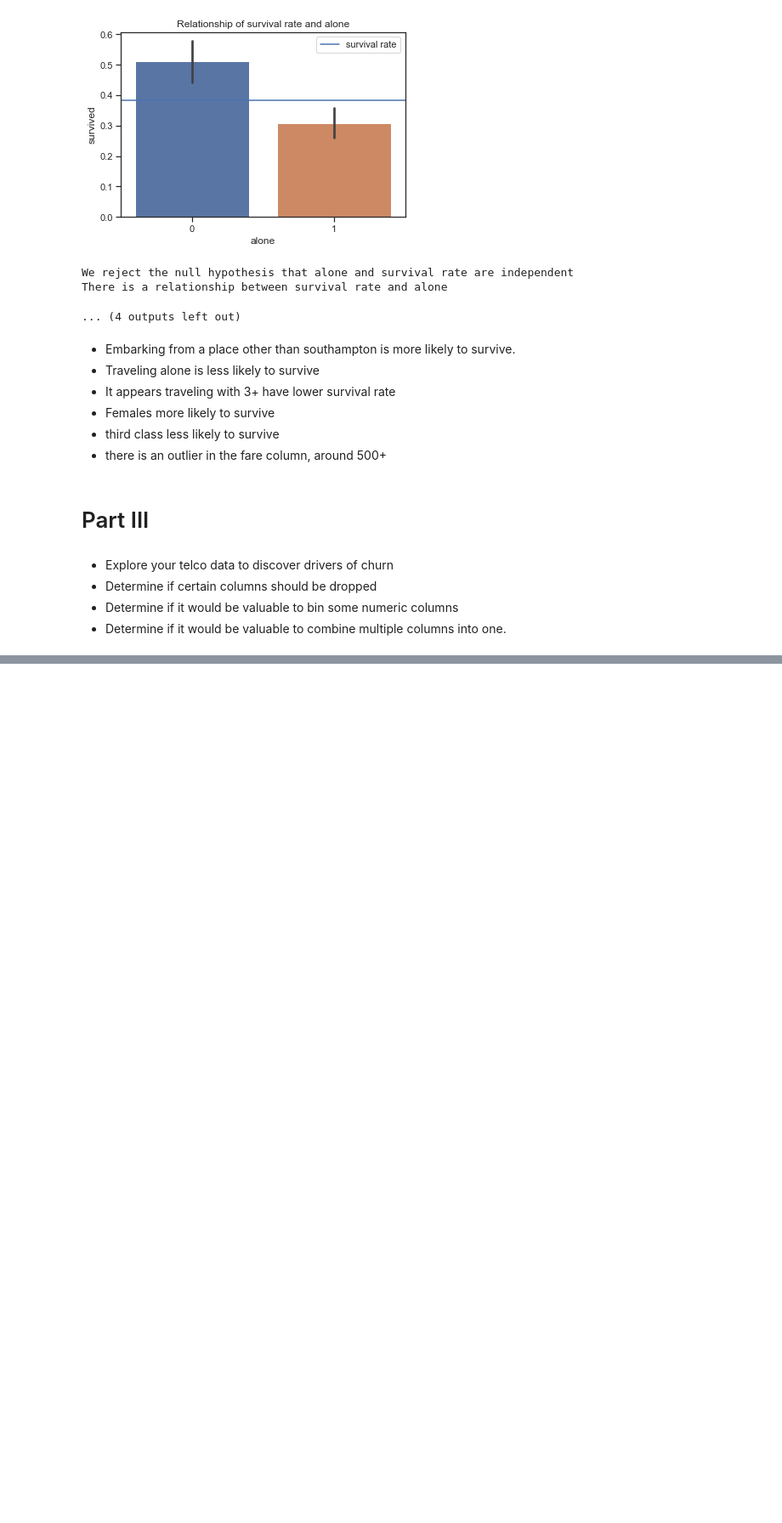
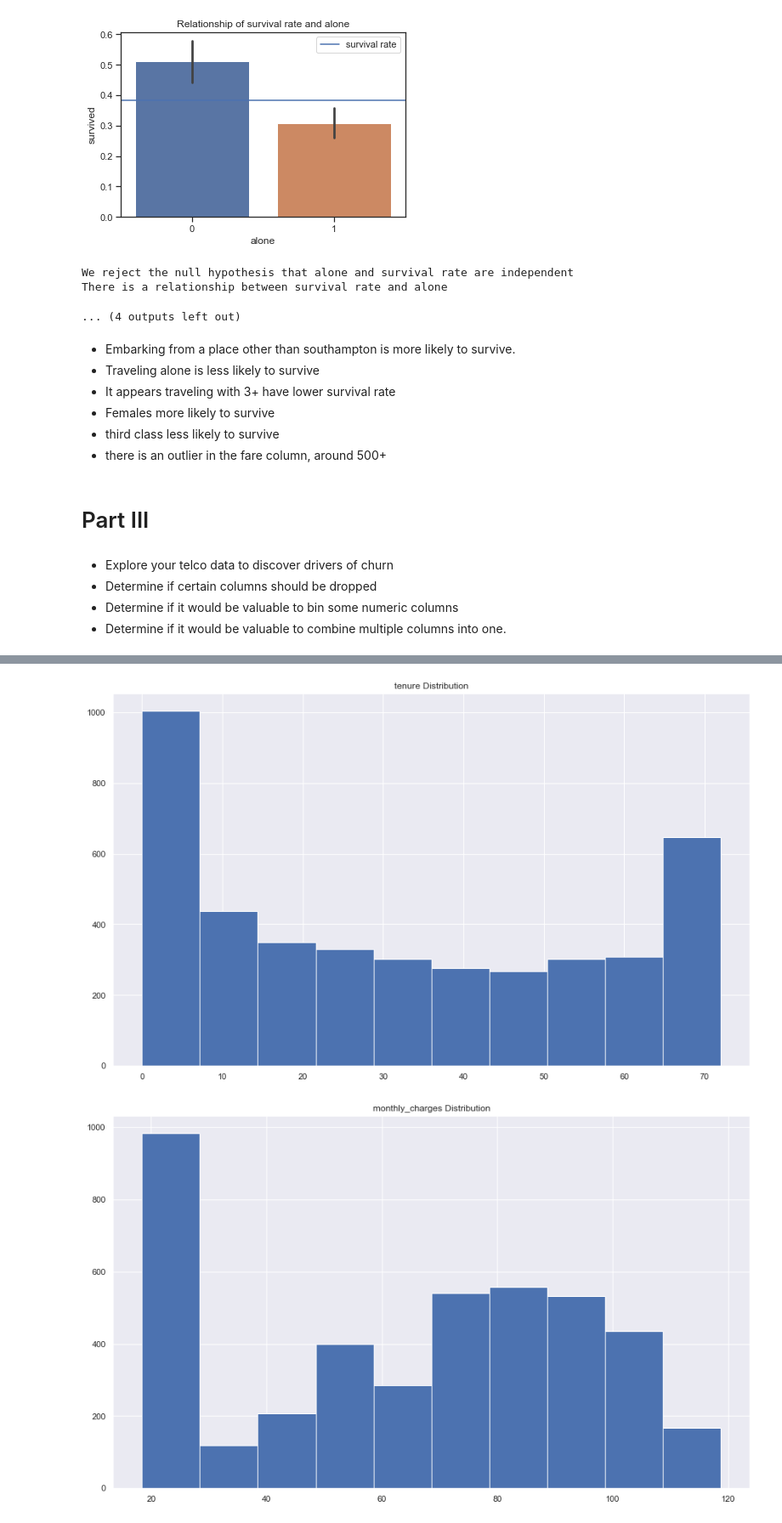
Before and after one commit to michael-haerle/classification-exercises, a Jupyter notebook: classification_exercises.ipynb, the cells around one changed output, grey strips where cells are left out. Shown at 85% size. Saved outputs shown, nothing was run; the diff lists cells and outputs as text; code cells hidden in the pictures; blank space fills up the shorter version.

```diff
--- a/classification_exercises.ipynb
+++ b/classification_exercises.ipynb
@@ -1522,0 +1658,8 @@ There is a relationship between survival rate and alone
+# %%
+for col in num_vars:
+    train_telco[col].hist()
+    plt.title(col+' Distribution')
+    plt.show()
+# %% [output]
+[figure, added]
+[figure, added]
```
Also changed, not shown: parts of 37 cells of this notebook.
